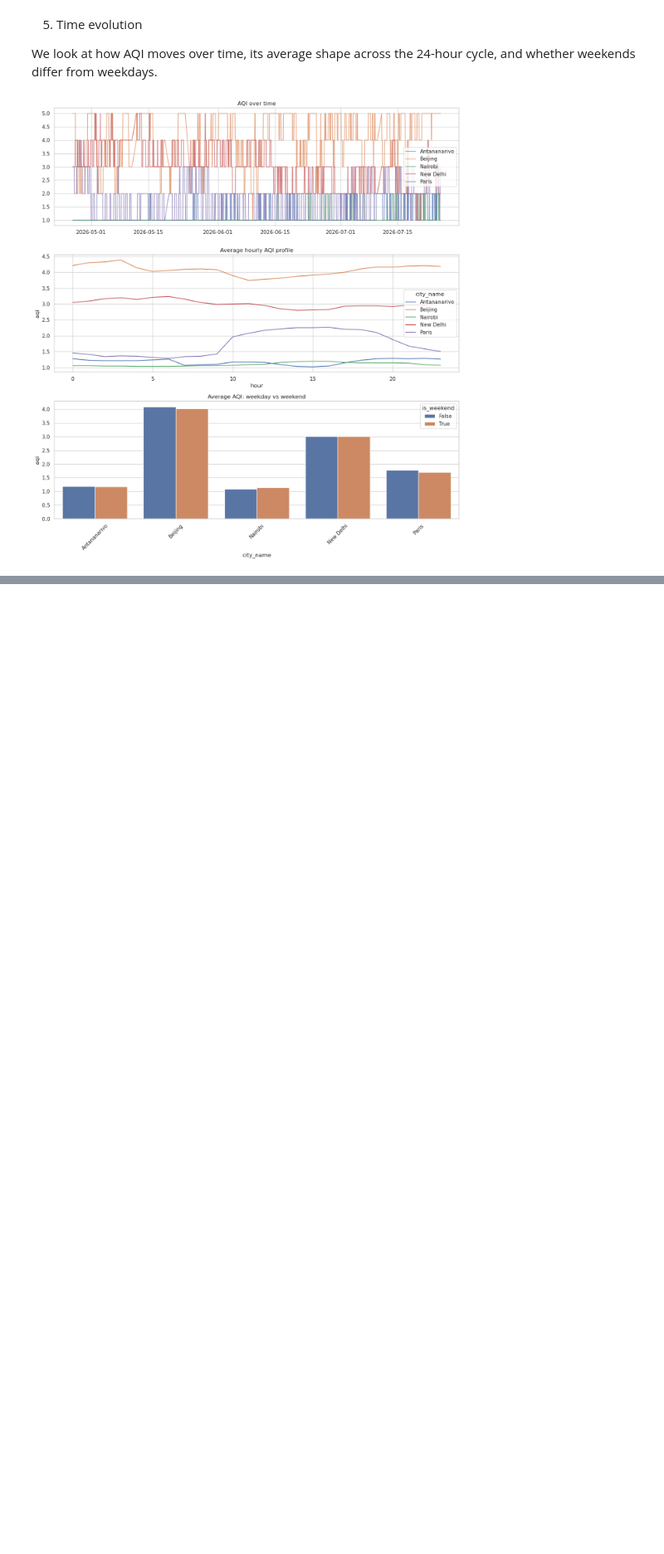
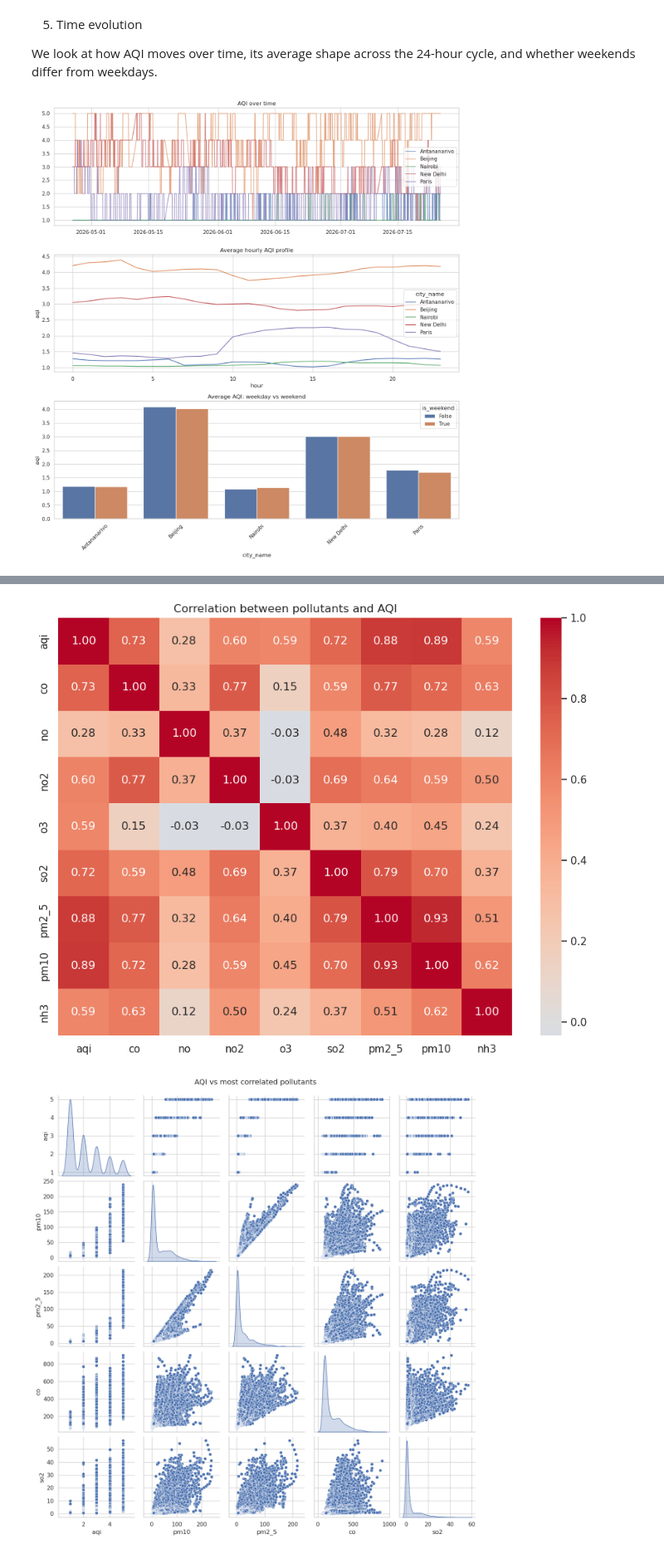
Before and after one commit to ChristianMDG/visualisation_Api_pipeline_exam, a Jupyter notebook: notebooks/analysis.ipynb, the cells around one changed output, grey strips where cells are left out. Shown at 83% size. Cells and saved outputs as stored; diff of their text form; code cells hidden in the pictures; blank space fills up the shorter version.

Commit message:
feat : analysis pollutant correlations

```diff
--- a/notebooks/analysis.ipynb
+++ b/notebooks/analysis.ipynb
@@ -208,0 +213,19 @@ plt.show()
+# %%
+plt.figure(figsize=(9, 7))
+corr = df[pollutant_cols].corr()
+sns.heatmap(corr, annot=True, fmt=".2f", cmap="coolwarm", center=0)
+plt.title("Correlation between pollutants and AQI")
+plt.tight_layout()
+plt.show()
+
+# Pairplot focused on the pollutants most correlated with AQI
+top_corr = corr["aqi"].drop("aqi").abs().sort_values(ascending=False).head(4).index.tolist()
+sns.pairplot(df[["aqi"] + top_corr].dropna(), diag_kind="kde")
+plt.suptitle("AQI vs most correlated pollutants", y=1.02)
+plt.show()
+
+print("Pollutants most correlated with AQI :")
+print(corr["aqi"].drop("aqi").abs().sort_values(ascending=False))
+# %% [output]
+[figure, added]
+[figure, added]
```
Also changed, not shown: parts of 2 cells of this notebook.
